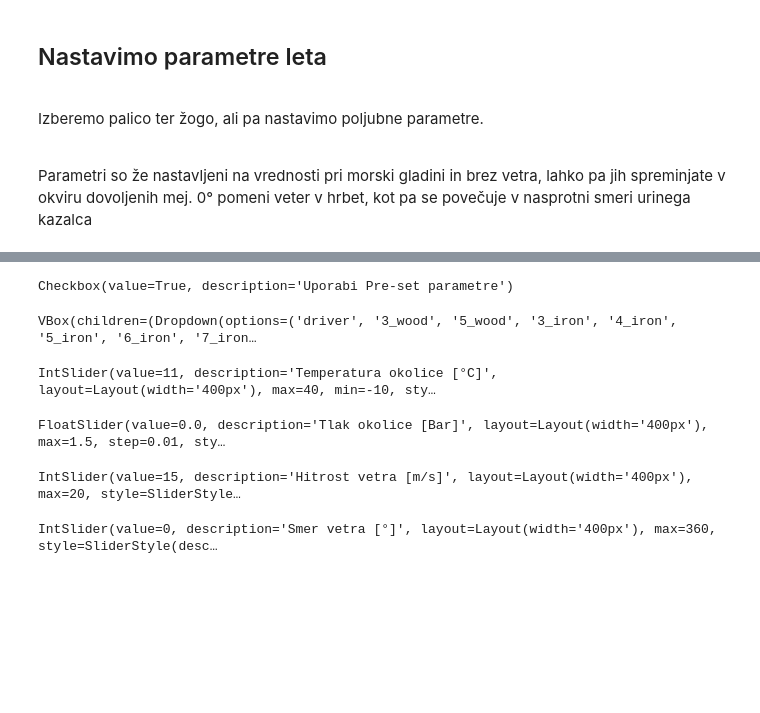
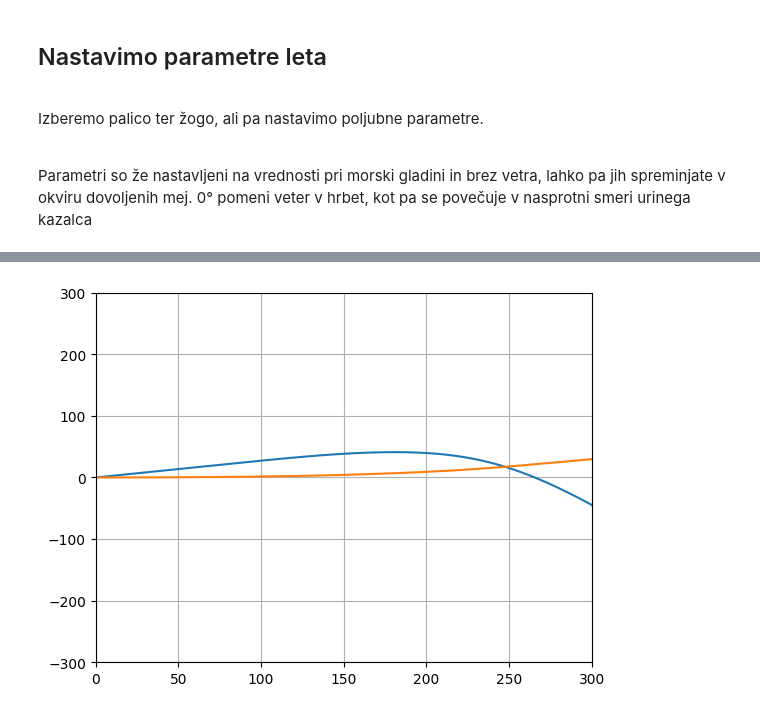
Before and after one commit to akul23/Golf-Ball-Flight, a Jupyter notebook: main.ipynb, the cells around one changed output, grey strips where cells are left out. Saved outputs shown, nothing was run; the diff lists cells and outputs as text; code cells hidden in the pictures; blank space fills up the shorter version.

```diff
--- a/main.ipynb
+++ b/main.ipynb
@@ -292,16 +297,13 @@ NameError: name 'distance' is not defined
 # %%
-UI.user_interface_club_ball()
-UI.user_interface_environment()
+
+
 flight_data = flight_calculation.calculate_trajectory(n,res=50)
 def plot_flight_graphs():
     plt.plot(flight_data[3], flight_data[5])
+    plt.plot(flight_data[3], flight_data[4])
     plt.grid()
-    plt.ylim(0,300)
-    plt.xlin(0,300)
+    plt.ylim(-300,300)
+    plt.xlim(0,300)
+plot_flight_graphs()
 # %% [output]
-Checkbox(value=True, description='Uporabi Pre-set parametre')
-VBox(children=(Dropdown(options=('driver', '3_wood', '5_wood', '3_iron', '4_iron', '5_iron', '6_iron', '7_iron…
-IntSlider(value=11, description='Temperatura okolice [°C]', layout=Layout(width='400px'), max=40, min=-10, sty…
-FloatSlider(value=0.0, description='Tlak okolice [Bar]', layout=Layout(width='400px'), max=1.5, step=0.01, sty…
-IntSlider(value=15, description='Hitrost vetra [m/s]', layout=Layout(width='400px'), max=20, style=SliderStyle…
-IntSlider(value=0, description='Smer vetra [°]', layout=Layout(width='400px'), max=360, style=SliderStyle(desc…
+[figure, added]
```
Also changed, not shown: parts of 6 cells of this notebook, 2 other files.
